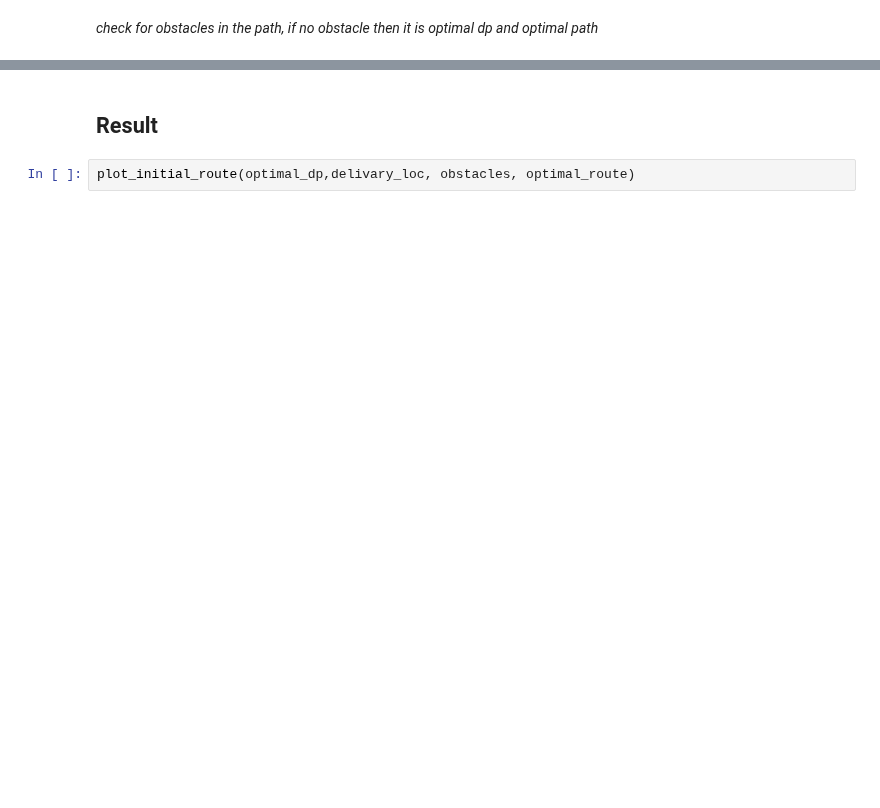
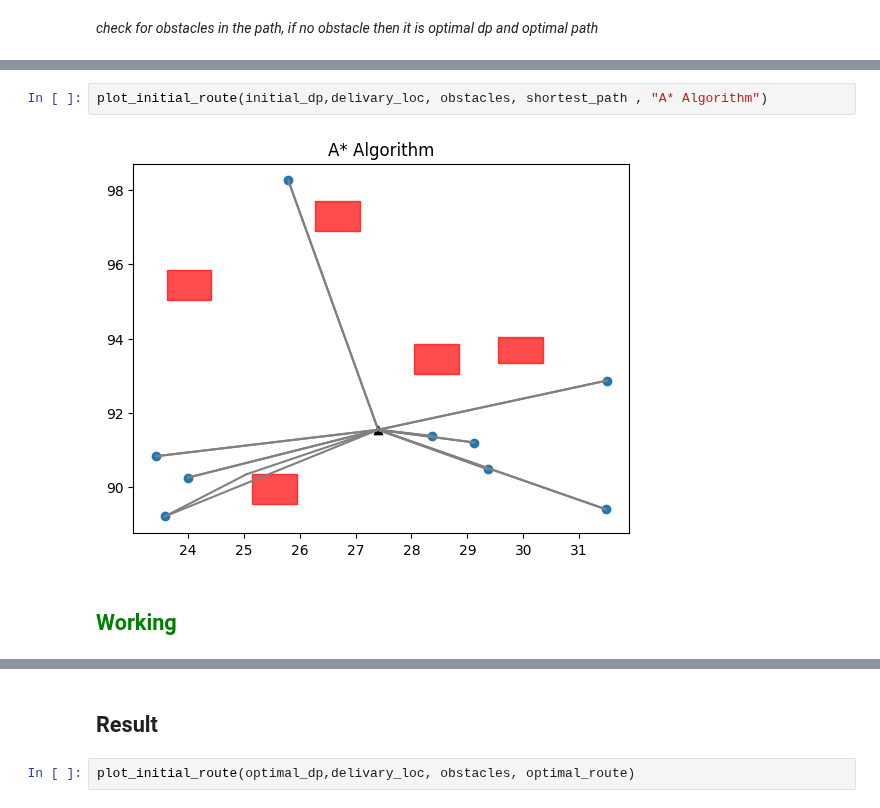
Before and after one commit to CR-Samrat/drone-based-delivary, a Jupyter notebook: euclidean_with_obstacles.ipynb, the cells around one changed output, grey strips where cells are left out. Drawn from its saved outputs; the diff is of its cells as text; blank space fills up the shorter version.

```diff
--- a/euclidean_with_obstacles.ipynb
+++ b/euclidean_with_obstacles.ipynb
@@ -358,3 +442,9 @@ Initial Distance : 214.5569079561025
+# %%
+plot_initial_route(initial_dp,delivary_loc, obstacles, shortest_path , "A* Algorithm")
+# %% [output]
+[figure, added]
+# %% [markdown]
+## <font color="Green">Working</font>
 # %%
 THRESHOLD = initial_dist + (initial_dist*0.03)
 
```
Also changed, not shown: parts of 11 cells of this notebook, 1 other file.
